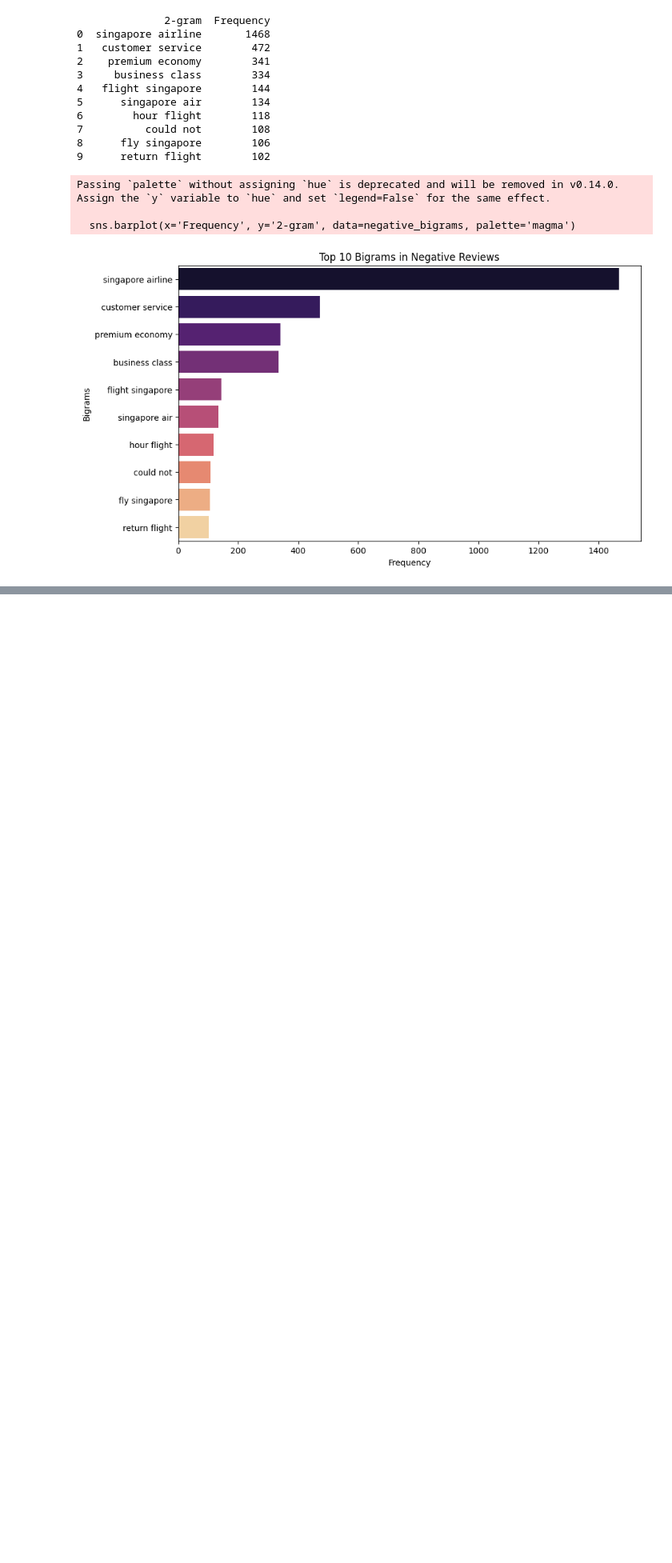
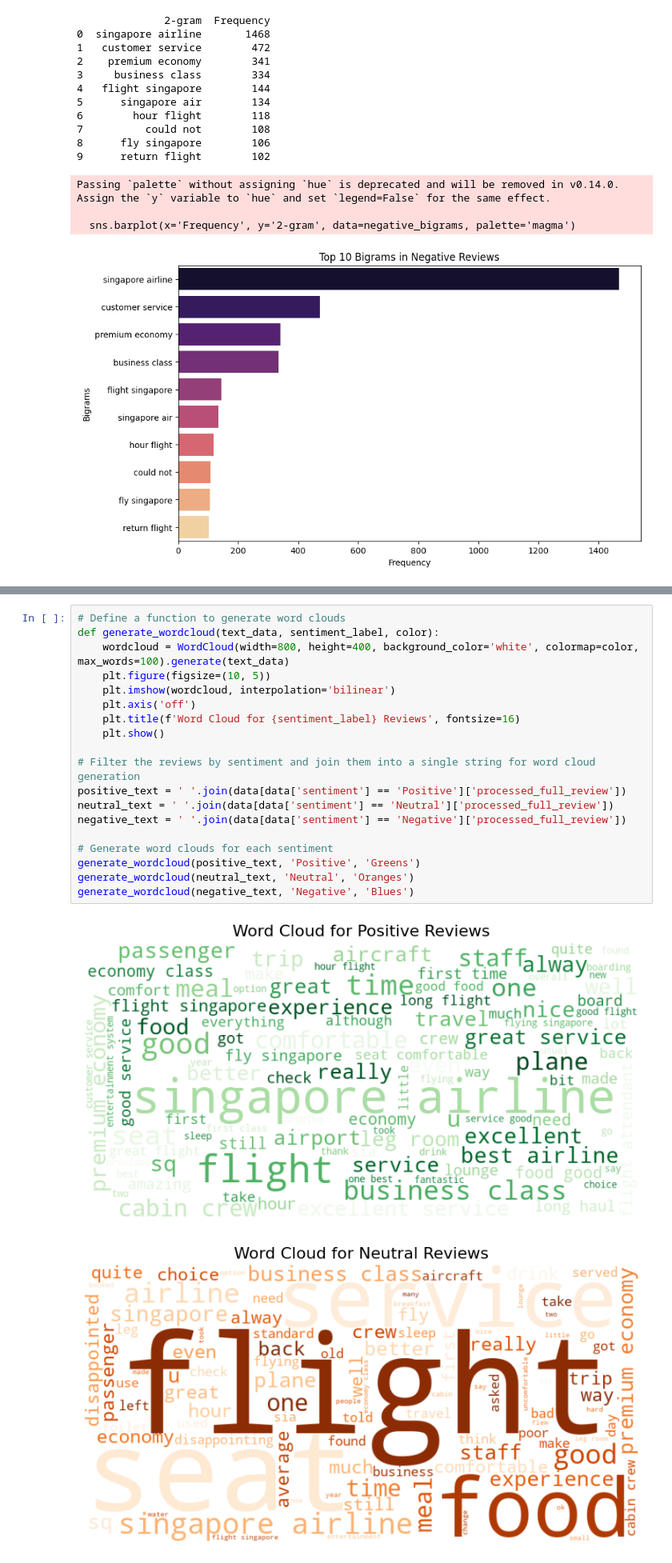
Before and after one commit to hyinki/mla, a Jupyter notebook: sia.ipynb, the cells around one changed output, grey strips where cells are left out. Shown at 80% size. Drawn from its saved outputs; the diff is of its cells as text; blank space fills up the shorter version.

```diff
--- a/sia.ipynb
+++ b/sia.ipynb
@@ -1145,0 +1178,22 @@ plt.show()
+# %%
+# Define a function to generate word clouds
+def generate_wordcloud(text_data, sentiment_label, color):
+    wordcloud = WordCloud(width=800, height=400, background_color='white', colormap=color, max_words=100).generate(text_data)
+    plt.figure(figsize=(10, 5))
+    plt.imshow(wordcloud, interpolation='bilinear')
+    plt.axis('off')
+    plt.title(f'Word Cloud for {sentiment_label} Reviews', fontsize=16)
+    plt.show()
+
+# Filter the reviews by sentiment and join them into a single string for word cloud generation
+positive_text = ' '.join(data[data['sentiment'] == 'Positive']['processed_full_review'])
+neutral_text = ' '.join(data[data['sentiment'] == 'Neutral']['processed_full_review'])
+negative_text = ' '.join(data[data['sentiment'] == 'Negative']['processed_full_review'])
+
+# Generate word clouds for each sentiment
+generate_wordcloud(positive_text, 'Positive', 'Greens')
+generate_wordcloud(neutral_text, 'Neutral', 'Oranges')
+generate_wordcloud(negative_text, 'Negative', 'Blues')
+# %% [output]
+[figure, added]
+[figure, added]
```
Also changed, not shown: parts of 22 cells of this notebook.
